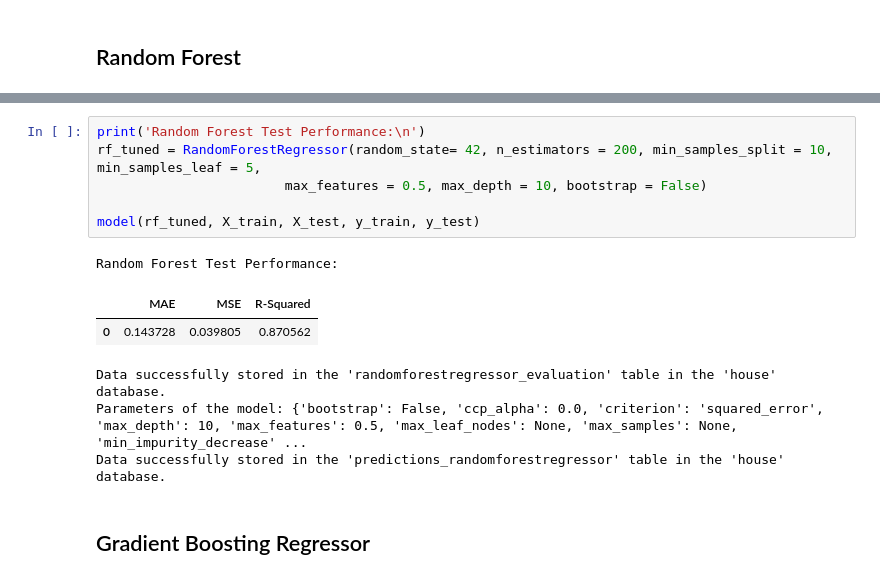
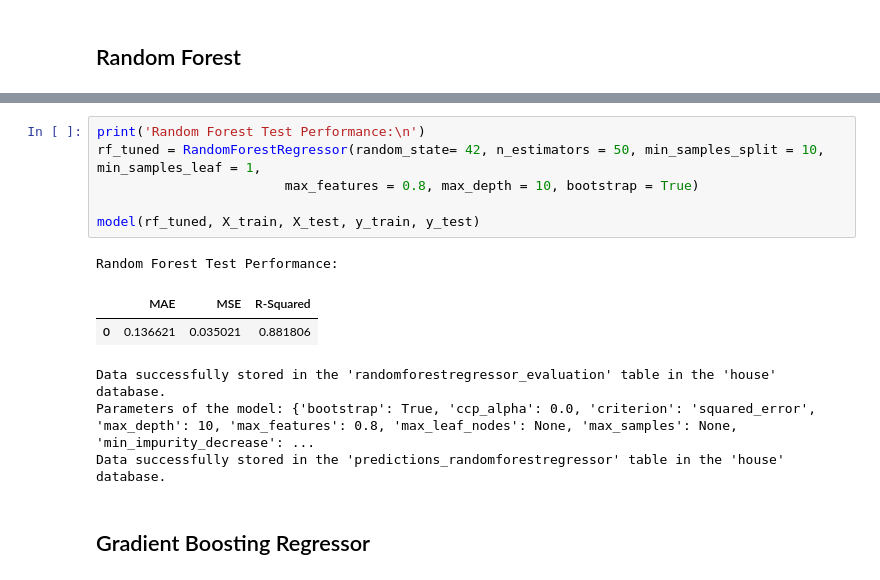
Before and after one commit to Yingtzudai/House-Searching-Helper, a Jupyter notebook: ipynb_files/ML models.ipynb, the cells around one changed output, grey strips where cells are left out. Saved outputs shown, nothing was run; the diff lists cells and outputs as text.

Commit message:
Re-ran the ML models

```diff
--- a/ipynb_files/ML models.ipynb
+++ b/ipynb_files/ML models.ipynb
@@ -298,15 +299,15 @@ gridCVModel(rf, X_train, y_train, random_grid)
 # %%
 print('Random Forest Test Performance:\n')
-rf_tuned = RandomForestRegressor(random_state= 42, n_estimators = 200, min_samples_split = 10, min_samples_leaf = 5,
-                        max_features = 0.5, max_depth = 10, bootstrap = False)
+rf_tuned = RandomForestRegressor(random_state= 42, n_estimators = 50, min_samples_split = 10, min_samples_leaf = 1,
+                        max_features = 0.8, max_depth = 10, bootstrap = True)
 
 model(rf_tuned, X_train, X_test, y_train, y_test)
 # %% [output]
 Random Forest Test Performance:
 |  | MAE | MSE | R-Squared |
-| 0 | 0.143728 | 0.039805 | 0.870562 |
+| 0 | 0.136621 | 0.035021 | 0.881806 |
 Data successfully stored in the 'randomforestregressor_evaluation' table in the 'house' database.
-Parameters of the model: {'bootstrap': False, 'ccp_alpha': 0.0, 'criterion': 'squared_error', 'max_depth': 10, 'max_features': 0.5, 'max_leaf_nodes': None, 'max_samples': None, 'min_impurity_decrease' ...
+Parameters of the model: {'bootstrap': True, 'ccp_alpha': 0.0, 'criterion': 'squared_error', 'max_depth': 10, 'max_features': 0.8, 'max_leaf_nodes': None, 'max_samples': None, 'min_impurity_decrease': ...
 Data successfully stored in the 'predictions_randomforestregressor' table in the 'house' database.
 # %% [markdown]
 ## Gradient Boosting Regressor
```
Also changed, not shown: parts of 17 cells of this notebook, 3 other files.
